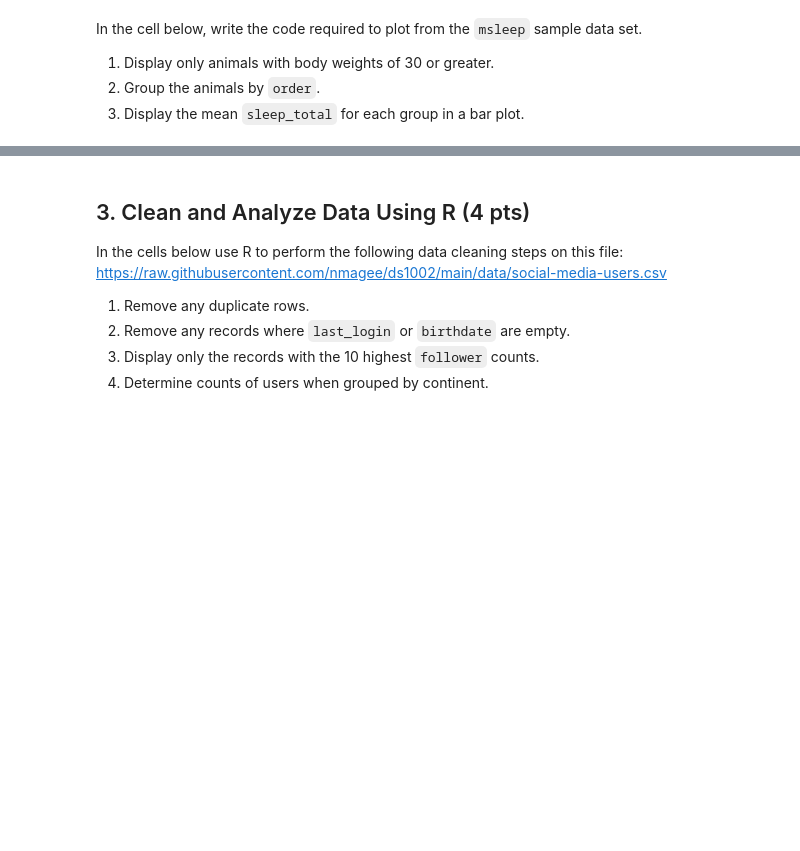
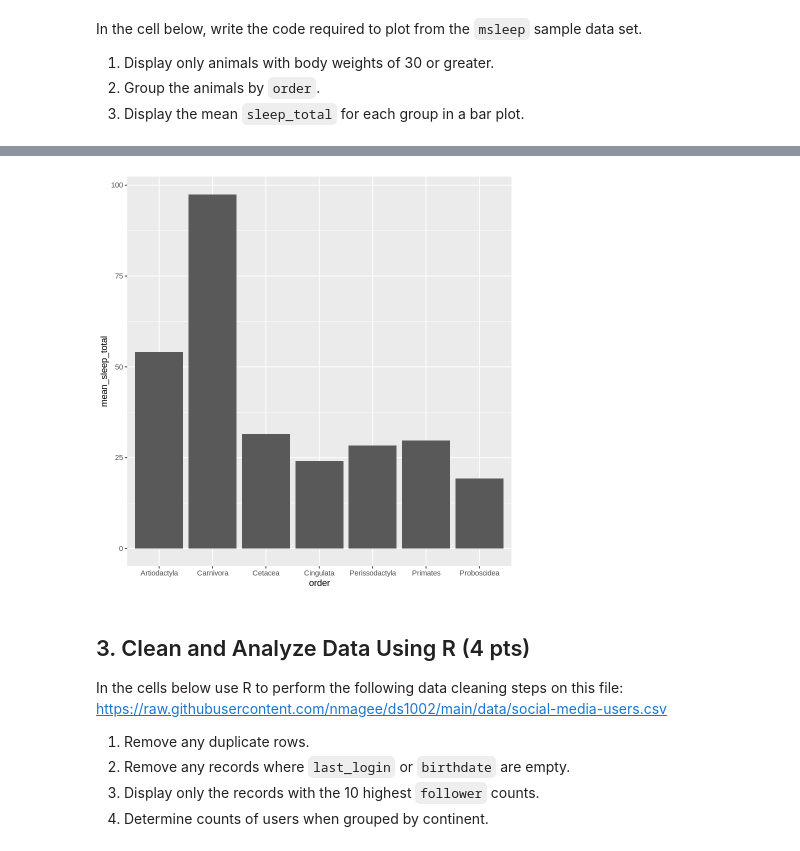
Before and after one commit to setran11/ds1002-mnd4up, a Jupyter notebook: homework/week-15.ipynb, the cells around one changed output, grey strips where cells are left out. Saved outputs shown, nothing was run; the diff lists cells and outputs as text; code cells hidden in the pictures; blank space fills up the shorter version.

```diff
--- a/homework/week-15.ipynb
+++ b/homework/week-15.ipynb
@@ -60,0 +66,9 @@ In the cell below, write the code required to plot from the `msleep` sample data
+# %%
+data <- msleep %>%
+  select(bodywt, order, sleep_total) %>%
+  filter(bodywt >= 30) %>%
+  na.omit() %>%
+  group_by(order) %>%
+  reframe(mean_sleep_total = mean(sleep_total))
+
+data
@@ -61,3 +95,7 @@ In the cell below, write the code required to plot from the `msleep` sample data
+# %%
+ggplot(data, aes(x = order, y = mean_sleep_total)) + geom_col()
+# %% [output]
+[figure, added]
 # %% [markdown]
 ## 3. Clean and Analyze Data Using R (4 pts)
 
```
Also changed, not shown: parts of 3 cells of this notebook.
